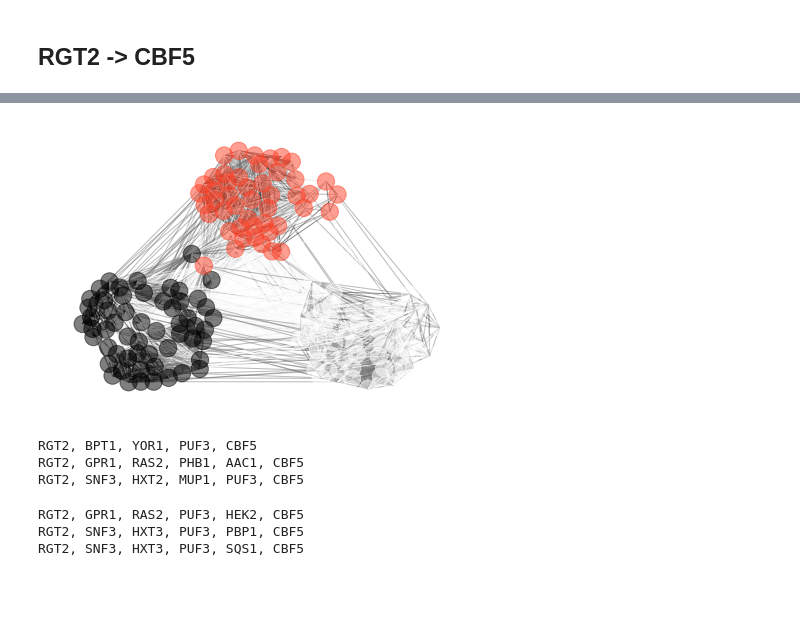
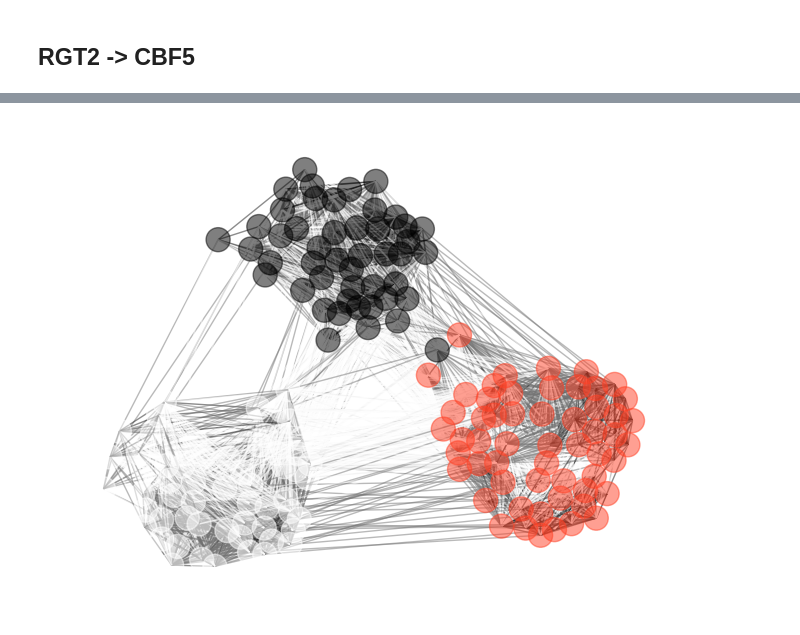
Before and after one commit to jqxcz/MATH3888, a Jupyter notebook: Homotopic Clustering.ipynb, the cells around one changed output, grey strips where cells are left out. Cells and saved outputs as stored; diff of their text form; code cells hidden in the pictures; blank space fills up the shorter version.

```diff
--- a/Homotopic Clustering.ipynb
+++ b/Homotopic Clustering.ipynb
@@ -35,7 +36,7 @@ studied_proteins = {
 }
 # %%
 # Generate common name for yeast proteins
-temp_df = pd.read_table("4932.protein.info.v11.5.txt",delimiter='\t')
+temp_df = pd.read_table("../4932.protein.info.v11.5.txt",delimiter='\t')
 common_name = dict(temp_df.iloc[:,:2].values)
 # %%
 # Read in essential node data
@@ -45,7 +46,7 @@ essential_df = pd.read_csv('essential.csv', header=None)
 uniprot_df = pd.read_csv('uniprot_processed.csv')
 # %%
 # Read in dataframe for detailed protein links
-G_dataframe = pd.read_table("4932.protein.links.detailed.v11.5.txt",delimiter=' ')
+G_dataframe = pd.read_table("../4932.protein.links.detailed.v11.5.txt",delimiter=' ')
 # %%
 # Reweight edges of protein links
 keep_columns = [
@@ -462,0 +507,4 @@ HomNet = HomotopyNet('RGT2', 'CBF5', GX, 5)
+# %%
+k = HomNet.Spectral_Modularity_Plot()
+Spec = HomNet.Spectral_Cluster(k)
+path_to_proteins(HomNet.indices_to_pathname(Spec[0]))
@@ -463,16 +516,4 @@ HomNet = HomotopyNet('RGT2', 'CBF5', GX, 5)
 # %%
-HomNet.plot(0.5, False)
+HomNet.plot(0.5, Spec[1])
 # %% [output]
-[figure, old version]
+[figure, new version]
-# %%
-path_to_proteins(HomNet.indices_to_pathname(HomNet.Spectral_Cluster(3)[0]))
-# %% [output]
-RGT2, BPT1, YOR1, PUF3, CBF5
-RGT2, GPR1, RAS2, PHB1, AAC1, CBF5
-RGT2, SNF3, HXT2, MUP1, PUF3, CBF5
-# %%
-path_to_proteins(HomNet.indices_to_pathname(HomNet.KMeans_cluster(3)[0]))
-# %% [output]
-RGT2, GPR1, RAS2, PUF3, HEK2, CBF5
-RGT2, SNF3, HXT3, PUF3, PBP1, CBF5
-RGT2, SNF3, HXT3, PUF3, SQS1, CBF5
```
Also changed, not shown: parts of 23 cells of this notebook, 3 other files.
